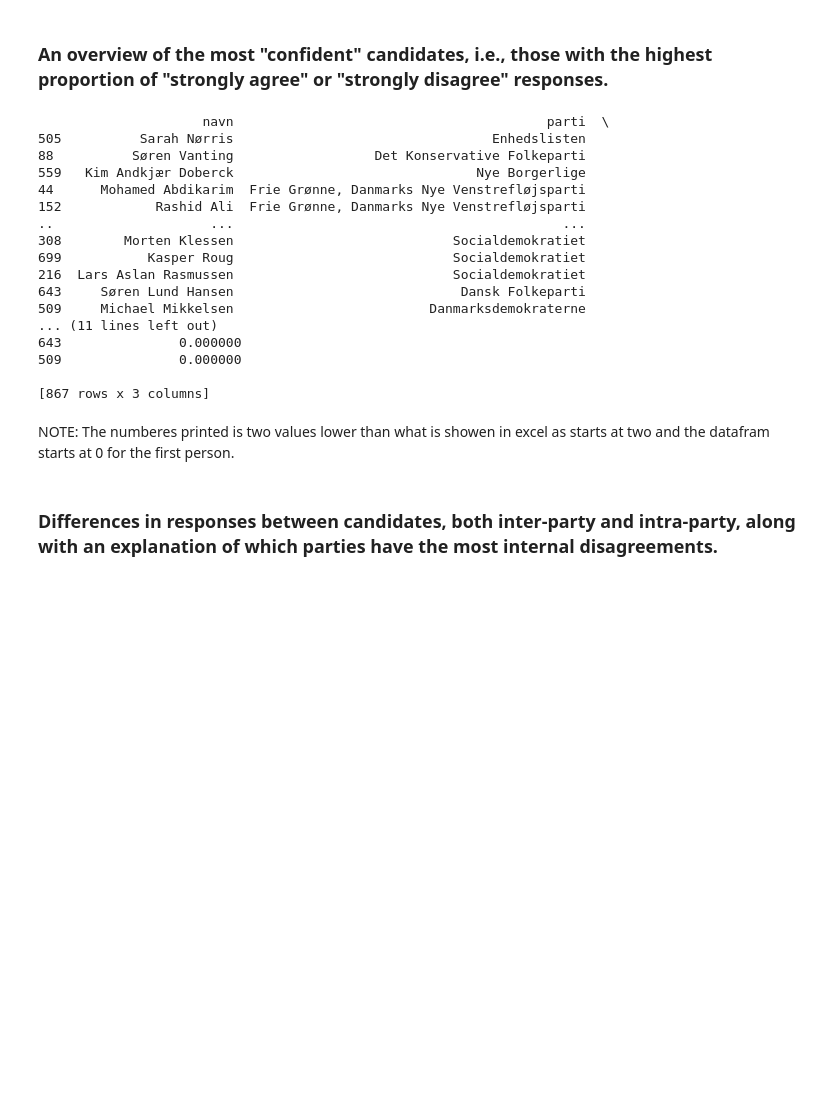
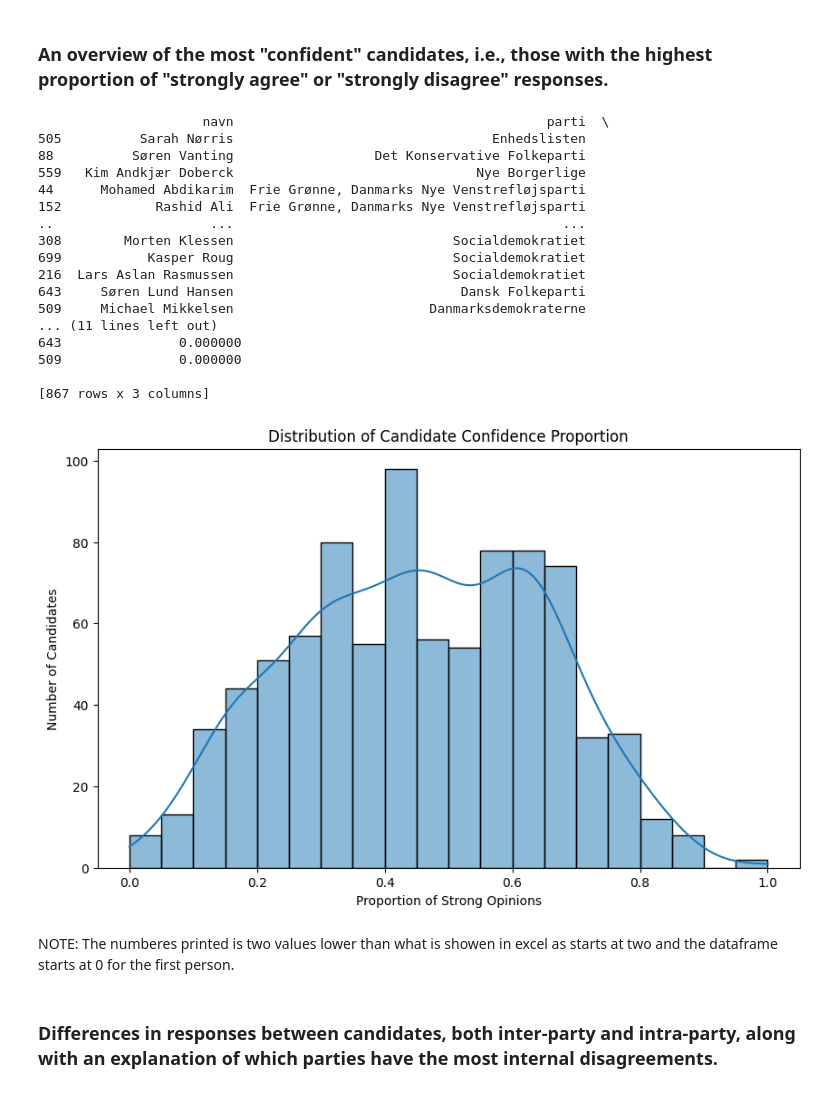
Before and after one commit to JonasPHenriksen/ML-Assignments, a Jupyter notebook: 3. Candidate Test 2022/3. Candidate Test 2022.ipynb, the cells around one changed output. Cells and saved outputs as stored; diff of their text form; code cells hidden in the pictures; blank space fills up the shorter version.

Commit message:
Added comments and a better prediction of which candidates might be in the wrong party for assignment 3.

```diff
--- a/3. Candidate Test 2022/3. Candidate Test 2022.ipynb
+++ b/3. Candidate Test 2022/3. Candidate Test 2022.ipynb
@@ -94,44 +92,60 @@ Venstre                                      18.0  38.00  48.0  57.00  69.0
 # %% [markdown]
 ### An overview of the most "confident" candidates, i.e., those with the highest proportion of "strongly agree" or "strongly disagree" responses.
 # %%
-df_filtered = df.drop(columns=["alder"])
+import seaborn as sns
+import matplotlib.pyplot as plt
 
-def calculate_confidence(row):
+def calculate_confidence_proportion(row):
     # Identify The amount of questions, to get the confidence proportion in later calculation.
     valid_responses = [value for value in row if isinstance(value, int) and -2 <= value <= 2]
+
+    if not valid_responses:
+        return 0
 
     # Count the "strongly agree" (2) and "strongly disagree" (-2) responses
     confident_responses = sum(1 for r in valid_responses if r == 2 or r == -2)
 
     proportion = confident_responses / len(valid_responses)
     return proportion
 
+answer_columns = df.columns.difference(['navn', 'parti', 'alder'])
+
+df_filtered = df[['navn', 'parti'] + list(answer_columns)]
+
 # Apply the function to each row (candidate)
-df_filtered["confidence_proportion"] = df_filtered.apply(calculate_confidence, axis=1)
+df_filtered["confidence_proportion"] = df_filtered.apply(calculate_confidence_proportion, axis=1)
 
 df_sorted = df_filtered.sort_values(by="confidence_proportion", ascending=False)
 
 print(df_sorted[["navn", "parti", "confidence_proportion"]])
+
+plt.figure(figsize=(10, 6))
+sns.histplot(df_sorted["confidence_proportion"], bins=20, kde=True)
+plt.title("Distribution of Candidate Confidence Proportion")
+plt.xlabel("Proportion of Strong Opinions")
+plt.ylabel("Number of Candidates")
+plt.show()
 # %% [output]
                      navn                                        parti  \
 505          Sarah Nørris                                 Enhedslisten
 88          Søren Vanting                  Det Konservative Folkeparti
 559   Kim Andkjær Doberck                               Nye Borgerlige
 44      Mohamed Abdikarim  Frie Grønne, Danmarks Nye Venstrefløjsparti
 152            Rashid Ali  Frie Grønne, Danmarks Nye Venstrefløjsparti
 ..                    ...                                          ...
 308        Morten Klessen                            Socialdemokratiet
 699           Kasper Roug                            Socialdemokratiet
 216  Lars Aslan Rasmussen                            Socialdemokratiet
 643     Søren Lund Hansen                             Dansk Folkeparti
 509     Michael Mikkelsen                         Danmarksdemokraterne
 ... (11 lines left out)
 643               0.000000
 509               0.000000
 
 [867 rows x 3 columns]
+[figure, added]
 # %% [markdown]
-NOTE: The numberes printed is two values lower than what is showen in excel as starts at two and the datafram starts at 0 for the first person.
+NOTE: The numberes printed is two values lower than what is showen in excel as starts at two and the dataframe starts at 0 for the first person.
 # %% [markdown]
 ### Differences in responses between candidates, both inter-party and intra-party, along with an explanation of which parties have the most internal disagreements.
 # %%
```
Also changed, not shown: parts of 15 cells of this notebook.
